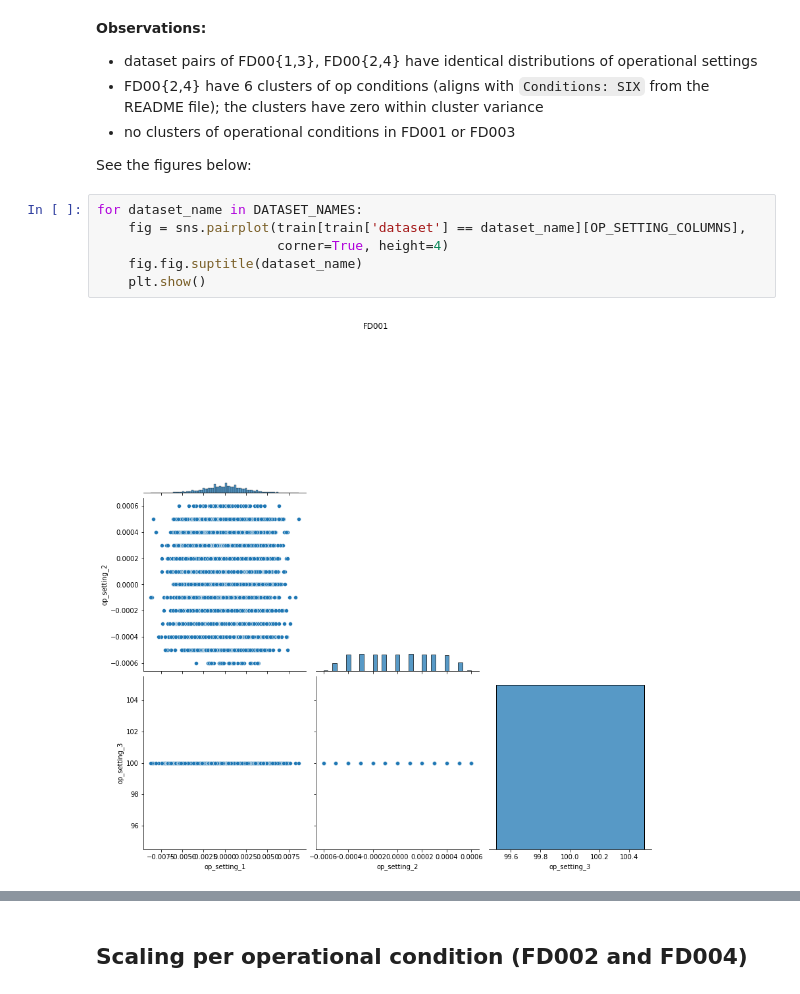
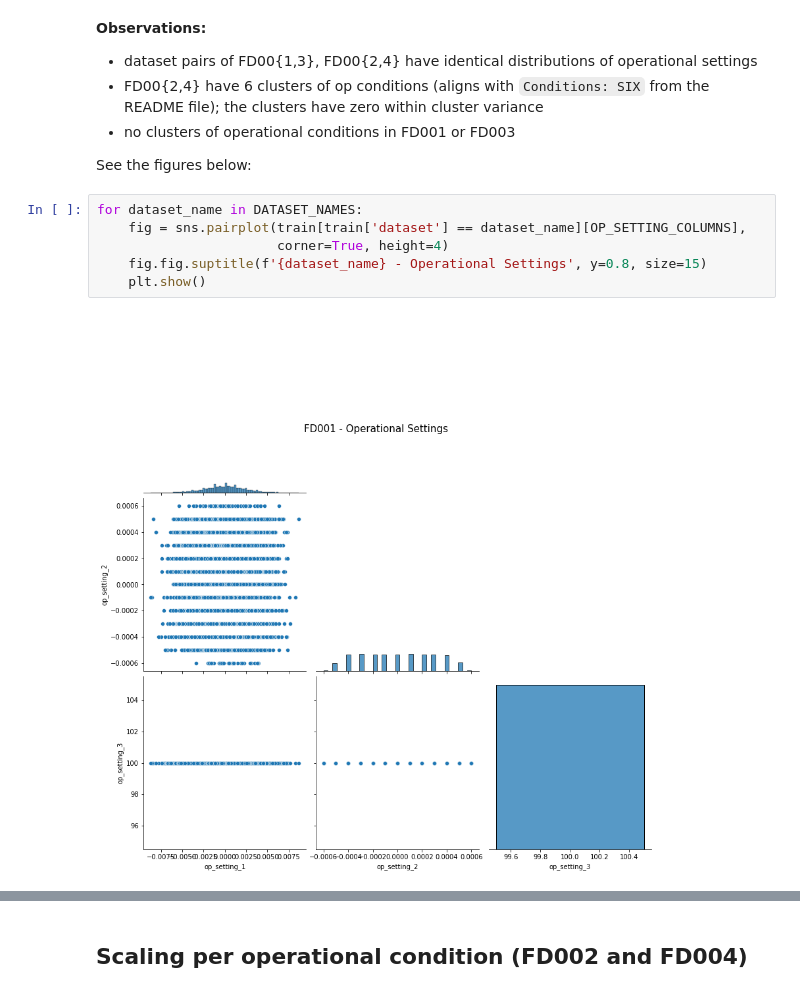
Before and after one commit to delta1epsilon/turbofan-remaining-life-prediction, a Jupyter notebook: 1-EDA.ipynb, the cells around one changed output, grey strips where cells are left out. Drawn from its saved outputs; the diff is of its cells as text.

```diff
--- a/1-EDA.ipynb
+++ b/1-EDA.ipynb
@@ -304,8 +309,8 @@ See the figures below:
 # %%
 for dataset_name in DATASET_NAMES:
     fig = sns.pairplot(train[train['dataset'] == dataset_name][OP_SETTING_COLUMNS],
                        corner=True, height=4)
-    fig.fig.suptitle(dataset_name)
+    fig.fig.suptitle(f'{dataset_name} - Operational Settings', y=0.8, size=15)
     plt.show()
 # %% [output]
-[figure, old version]
+[figure, new version]
```
Also changed, not shown: parts of 5 cells of this notebook.
